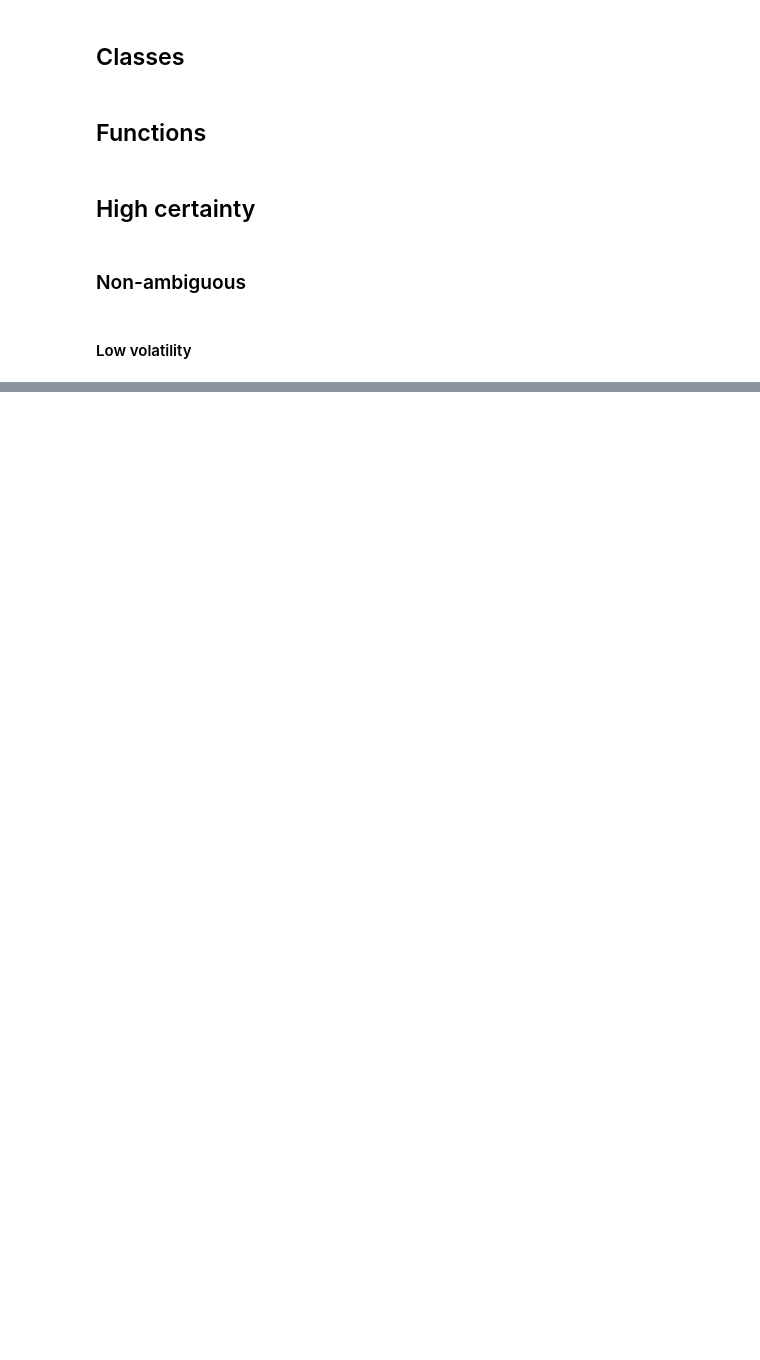
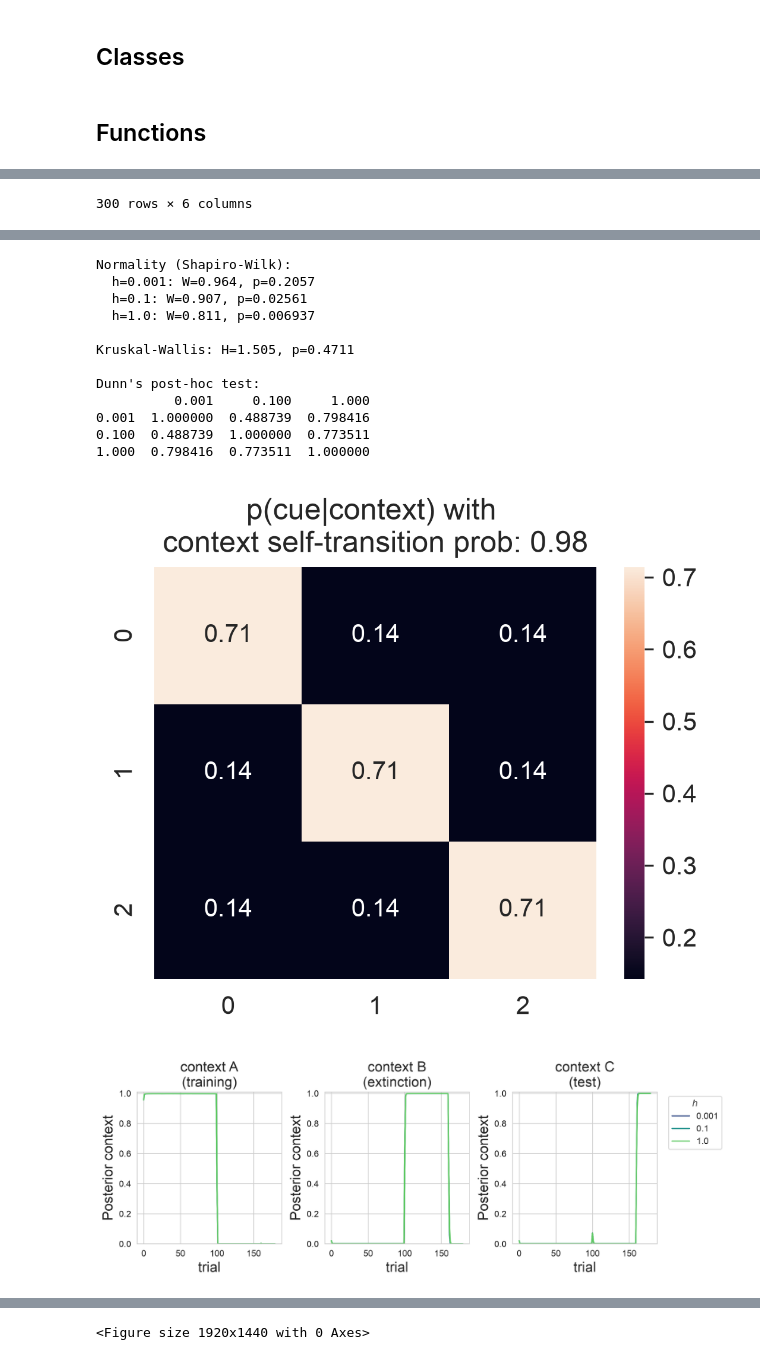
Before and after one commit to SIHranova/ContextualSUD, a Jupyter notebook: notebooks/4_cue_reactivity.ipynb, the cells around one changed output, grey strips where cells are left out. Drawn from its saved outputs; the diff is of its cells as text; code cells hidden in the pictures; blank space fills up the shorter version.

```diff
--- a/notebooks/4_cue_reactivity.ipynb
+++ b/notebooks/4_cue_reactivity.ipynb
@@ -1593,6 +1166,37 @@ exponential = lambda t, b, c, d: d + np.exp(b*(t-c))
-# %% [markdown]
-## High certainty
-# %% [markdown]
-### Non-ambiguous
-# %% [markdown]
-#### Low volatility
+# %%
+
+np.random.seed(3)
+dpi = 300
+hs = np.array([1, 10, 1000])#[1,2,3,4,5,6,7,8,9,10,100])
+context_volatility = 0.98
+block_size = 20
+trials_per_context = np.array([5,3,1])*block_size
+h_order = ["no-habit", "moderate habit", "strong habit"]
+env_order = ["low-certainty", "high-certainty"]
+
+utility = np.array([0.025,0.95	, 0.025])
+TAU = np.array(trials_per_context).sum()
+contexts = ["A","B","C"]
+learn_cues = True
+
+prior_color_cue = np.array([[5,  1,  1],
+							[1,  5,  1],
+							[1,  1,  5]])
+nsims= 50
+
+name = "data_cue_reactivity_170_nonambiguous_certain_learn_cues"
+
+
+
+
+
+
+
+# df_long, prior_matrix, name = run_cue_reactivity_simulations(debug=False, sim_name=name, TAU=TAU, hs=hs, utility=utility,\
+#                                                    context_volatility=context_volatility, trials_per_context=trials_per_context,\
+#                                                    nsims=nsims, contexts=contexts, prior_color_cue=prior_color_cue, learn_cues=learn_cues, block_size=block_size)
+
+prior_matrix = np.ones([3,3,3])
+df_long = pd.read_csv(name + "_long.csv")
+plot_figures(df_long, prior_matrix, prior_color_cue, dpi=dpi,title=env_order[1])
+# %% [output]
@@ -1598,0 +1215 @@ exponential = lambda t, b, c, d: d + np.exp(b*(t-c))
+300 rows × 6 columns
@@ -1598,0 +1223,14 @@ exponential = lambda t, b, c, d: d + np.exp(b*(t-c))
+Normality (Shapiro-Wilk):
+  h=0.001: W=0.964, p=0.2057
+  h=0.1: W=0.907, p=0.02561
+  h=1.0: W=0.811, p=0.006937
+
+Kruskal-Wallis: H=1.505, p=0.4711
+
+Dunn's post-hoc test:
+          0.001     0.100     1.000
+0.001  1.000000  0.488739  0.798416
+0.100  0.488739  1.000000  0.773511
+1.000  0.798416  0.773511  1.000000
+[figure, added]
+[figure, added]
@@ -1598,0 +1238 @@ exponential = lambda t, b, c, d: d + np.exp(b*(t-c))
+<Figure size 1920x1440 with 0 Axes>
```
Also changed, not shown: parts of 24 cells of this notebook, 2 other files.
